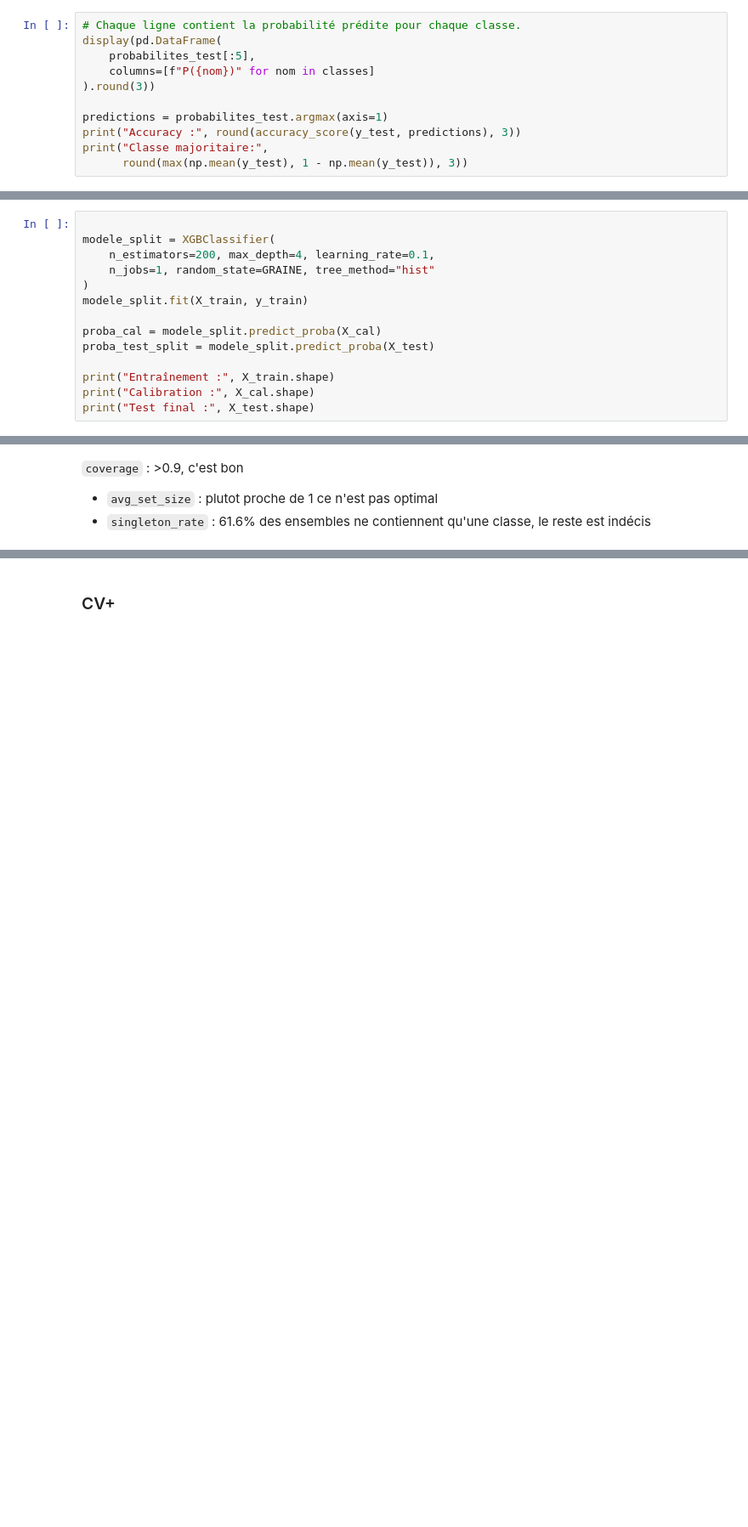
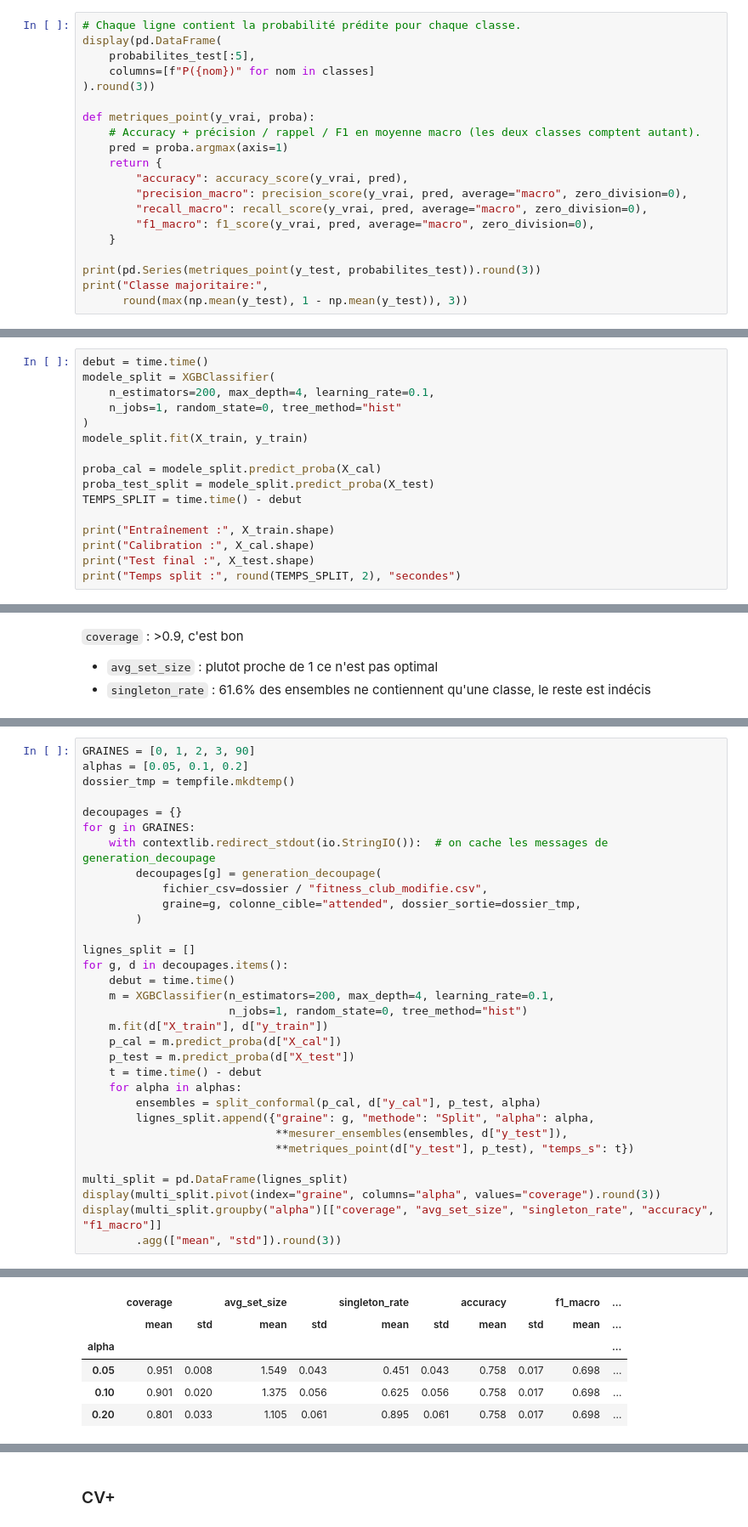
Before and after one commit to chl0heyy/Projet_RI_TabFn, a Jupyter notebook: notebook_xgboost.ipynb, the cells around one changed output, grey strips where cells are left out. Shown at 85% size. Saved outputs shown, nothing was run; the diff lists cells and outputs as text; blank space fills up the shorter version.

```diff
--- a/notebook_xgboost.ipynb
+++ b/notebook_xgboost.ipynb
@@ -124,8 +127,17 @@ display(pd.DataFrame(
     columns=[f"P({nom})" for nom in classes]
 ).round(3))
 
-predictions = probabilites_test.argmax(axis=1)
-print("Accuracy :", round(accuracy_score(y_test, predictions), 3))
+def metriques_point(y_vrai, proba):
+    # Accuracy + précision / rappel / F1 en moyenne macro (les deux classes comptent autant).
+    pred = proba.argmax(axis=1)
+    return {
+        "accuracy": accuracy_score(y_vrai, pred),
+        "precision_macro": precision_score(y_vrai, pred, average="macro", zero_division=0),
+        "recall_macro": recall_score(y_vrai, pred, average="macro", zero_division=0),
+        "f1_macro": f1_score(y_vrai, pred, average="macro", zero_division=0),
+    }
+
+print(pd.Series(metriques_point(y_test, probabilites_test)).round(3))
 print("Classe majoritaire:",
       round(max(np.mean(y_test), 1 - np.mean(y_test)), 3))
 # %% [output]
@@ -144,19 +160,21 @@ On recupere le train D et ses 2 modalités :
 - **entraînement** : 0;
 - **calibration** : 1 (calcul seuil de confiance)
 # %%
-
+debut = time.time()
 modele_split = XGBClassifier(
     n_estimators=200, max_depth=4, learning_rate=0.1,
-    n_jobs=1, random_state=GRAINE, tree_method="hist"
+    n_jobs=1, random_state=0, tree_method="hist"
 )
 modele_split.fit(X_train, y_train)
 
 proba_cal = modele_split.predict_proba(X_cal)
 proba_test_split = modele_split.predict_proba(X_test)
+TEMPS_SPLIT = time.time() - debut
 
 print("Entraînement :", X_train.shape)
 print("Calibration :", X_cal.shape)
 print("Test final :", X_test.shape)
+print("Temps split :", round(TEMPS_SPLIT, 2), "secondes")
 # %% [output]
 Entraînement : (786, 18)
 Calibration : (338, 18)
@@ -209,0 +233,33 @@ dtype: float64
+# %%
+GRAINES = [0, 1, 2, 3, 90]
+alphas = [0.05, 0.1, 0.2]
+dossier_tmp = tempfile.mkdtemp()
+
+decoupages = {}
+for g in GRAINES:
+    with contextlib.redirect_stdout(io.StringIO()):  # on cache les messages de generation_decoupage
+        decoupages[g] = generation_decoupage(
+            fichier_csv=dossier / "fitness_club_modifie.csv",
+            graine=g, colonne_cible="attended", dossier_sortie=dossier_tmp,
+        )
+
+lignes_split = []
+for g, d in decoupages.items():
+    debut = time.time()
+    m = XGBClassifier(n_estimators=200, max_depth=4, learning_rate=0.1,
+                      n_jobs=1, random_state=0, tree_method="hist")
+    m.fit(d["X_train"], d["y_train"])
+    p_cal = m.predict_proba(d["X_cal"])
+    p_test = m.predict_proba(d["X_test"])
+    t = time.time() - debut
+    for alpha in alphas:
+        ensembles = split_conformal(p_cal, d["y_cal"], p_test, alpha)
+        lignes_split.append({"graine": g, "methode": "Split", "alpha": alpha,
+                             **mesurer_ensembles(ensembles, d["y_test"]),
+                             **metriques_point(d["y_test"], p_test), "temps_s": t})
+
+multi_split = pd.DataFrame(lignes_split)
+display(multi_split.pivot(index="graine", columns="alpha", values="coverage").round(3))
+display(multi_split.groupby("alpha")[["coverage", "avg_set_size", "singleton_rate", "accuracy", "f1_macro"]]
+        .agg(["mean", "std"]).round(3))
+# %% [output]
@@ -210 +273,7 @@ dtype: float64
+|  | coverage |  | avg_set_size |  | singleton_rate |  | accuracy |  | f1_macro | ... |
+|  | mean | std | mean | std | mean | std | mean | std | mean | ... |
+| alpha |  |  |  |  |  |  |  |  |  | ... |
+| 0.05 | 0.951 | 0.008 | 1.549 | 0.043 | 0.451 | 0.043 | 0.758 | 0.017 | 0.698 | ... |
+| 0.10 | 0.901 | 0.020 | 1.375 | 0.056 | 0.625 | 0.056 | 0.758 | 0.017 | 0.698 | ... |
+| 0.20 | 0.801 | 0.033 | 1.105 | 0.061 | 0.895 | 0.061 | 0.758 | 0.017 | 0.698 | ... |
 # %% [markdown]
```
Also changed, not shown: parts of 16 cells of this notebook, 4 other files.
